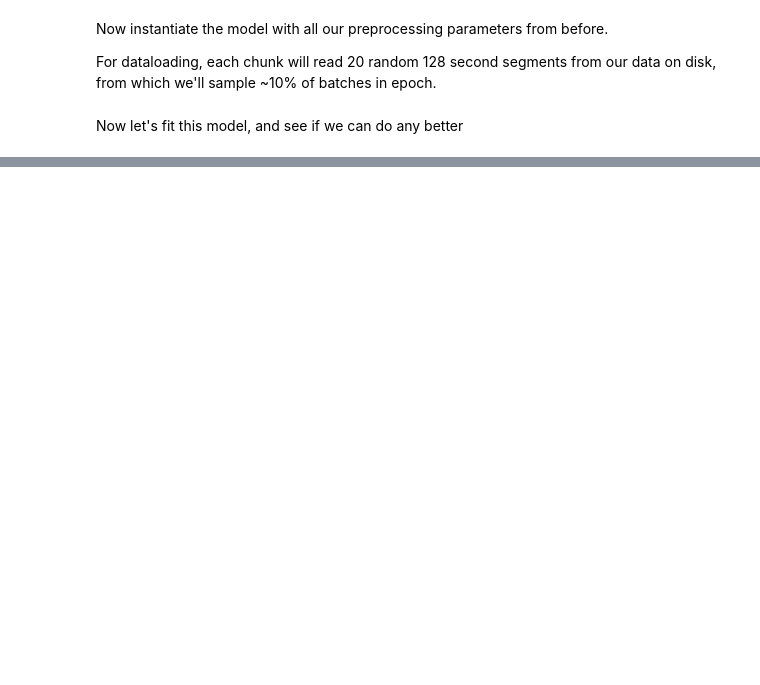
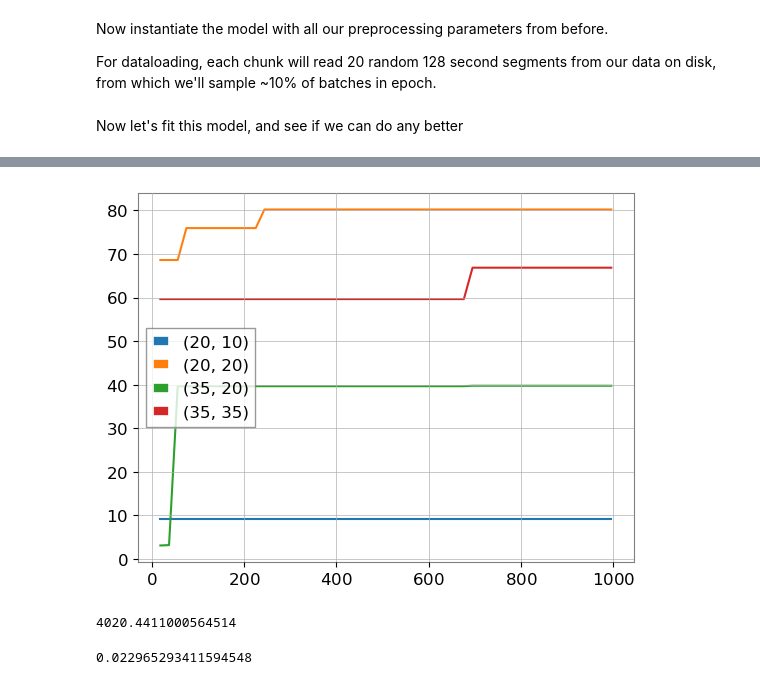
Before and after one commit to alecgunny/adass-2023-ml4gw-demo, a Jupyter notebook: train.ipynb, the cells around one changed output, grey strips where cells are left out. Cells and saved outputs as stored; diff of their text form; code cells hidden in the pictures; blank space fills up the shorter version.

```diff
--- a/train.ipynb
+++ b/train.ipynb
@@ -761,0 +789,5 @@ plt.yscale("log")
+# %%
+from utils import evaluate
+
+evaluate = reload(evaluate)
+x, fracs, weights = evaluate.evaluate(bg_events, fg_events, 5678, livetime, 1000)
@@ -761,0 +803,8 @@ plt.yscale("log")
+# %%
+keys = sorted(fracs.keys())
+for k in keys:
+    plt.plot(x, fracs[k], label=str(k))
+plt.legend()
+_ = plt.show()
+# %% [output]
+[figure, added]
@@ -761,0 +825,8 @@ plt.yscale("log")
+# %%
+(samples["mass1"] * probs).sum()
+# %% [output]
+4020.4411000564514
+# %%
+probs.max()
+# %% [output]
+0.022965293411594548
```
Also changed, not shown: parts of 69 cells of this notebook, 7 other files.
